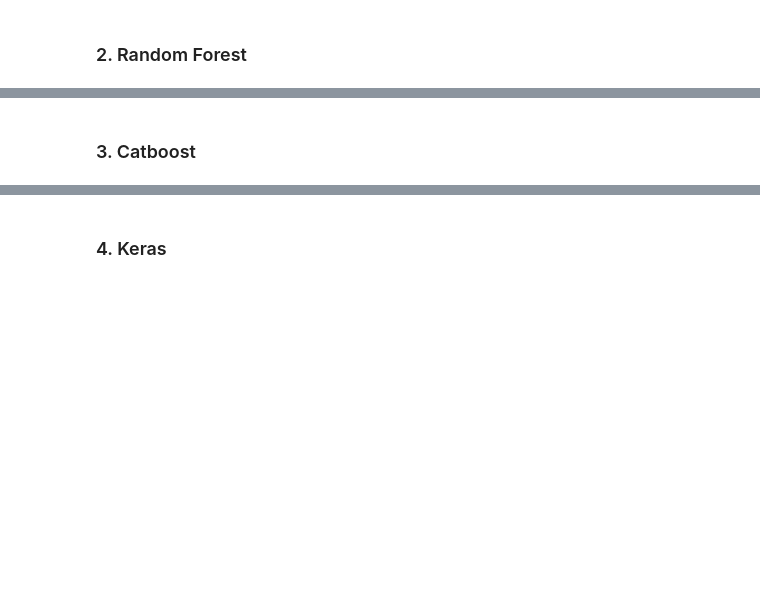
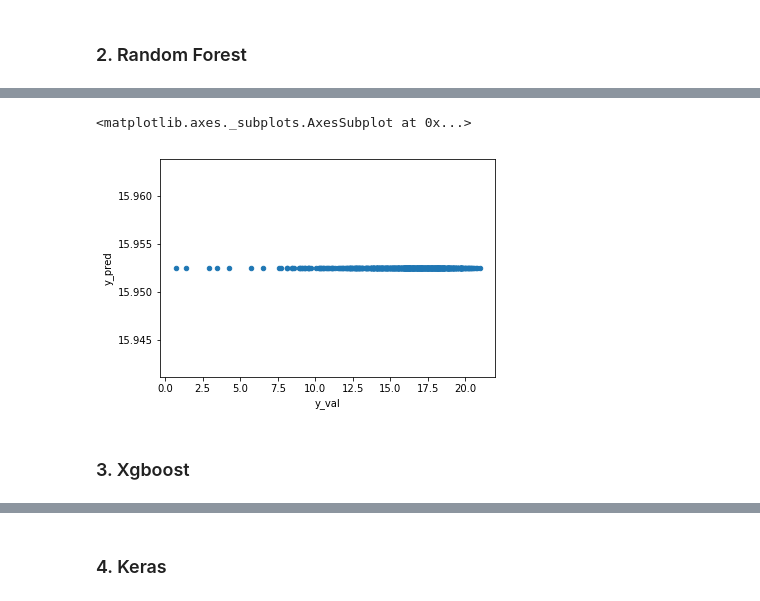
Before and after one commit to jjone36/tmdb, a Jupyter notebook: 04_modeling.ipynb, the cells around one changed output, grey strips where cells are left out. Drawn from its saved outputs; the diff is of its cells as text; code cells hidden in the pictures; blank space fills up the shorter version.

Commit message:
modeling_1: el+xb+cb

```diff
--- a/04_modeling.ipynb
+++ b/04_modeling.ipynb
@@ -31,4 +64,5 @@ del tr, te, X, y,
 ### 1. Elastic-Net
 # %%
 from sklearn.linear_model import ElasticNet
-model_el = ElasticNet()
+model_el = ElasticNet(alpha = .02, l1_ratio = .05, max_iter = 2000)
+model_el.fit(X_tr, y_tr)
@@ -43,0 +81,7 @@ model_rf.fit(X_tr, y_tr)
+# %%
+from sklearn.ensemble import RandomForestRegressor
+model_rf = RandomForestRegressor(n_estimators= 10000,
+                                 max_depth = 5,
+                                 min_samples_split = .7,
+                                 min_samples_leaf = .3)
+model_rf.fit(X_tr, y_tr)
@@ -43,0 +95,2 @@ model_rf.fit(X_tr, y_tr)
+# %%
+y_pred = model_rf.predict(X_val)
@@ -43,0 +101,5 @@ model_rf.fit(X_tr, y_tr)
+# %%
+df = pd.DataFrame(columns = ['y_val', 'y_pred'])
+df.y_val = y_val
+df.y_pred = y_pred
+df.head()
@@ -44,2 +113,7 @@ model_rf.fit(X_tr, y_tr)
+# %%
+df.plot.scatter(x = 'y_val', y = 'y_pred')
+# %% [output]
+<matplotlib.axes._subplots.AxesSubplot at 0x...>
+[figure, added]
 # %% [markdown]
-### 3. Catboost
+### 3. Xgboost
```
Also changed, not shown: parts of 42 cells of this notebook, 1 other file.
